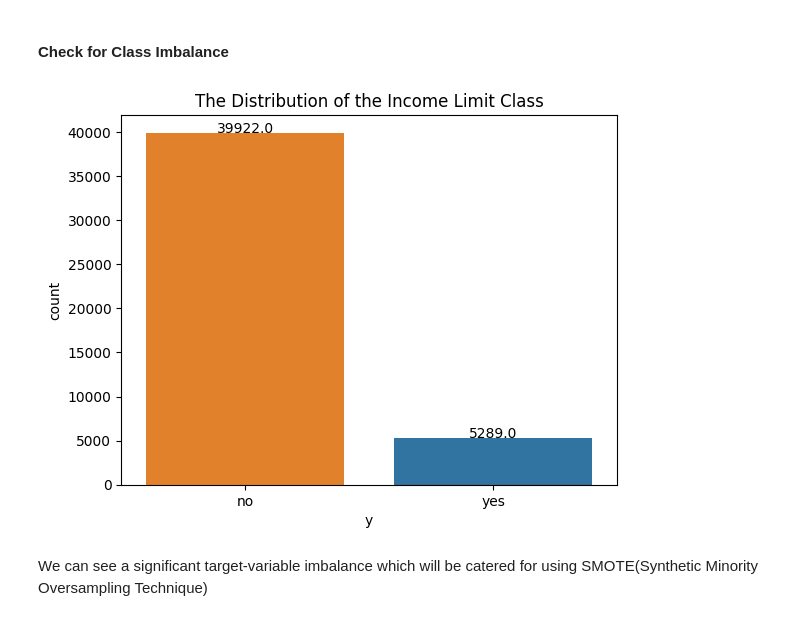
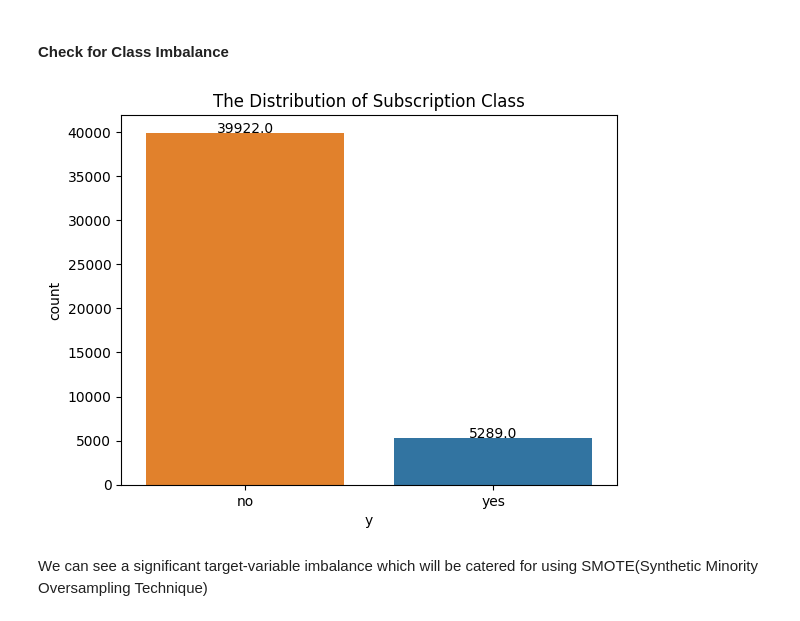
Before and after one commit to adubrightkwartengsnr/Customer_Subscription_Model, a Jupyter notebook: notebooks/customer_subscription.ipynb, the cells around one changed output. Cells and saved outputs as stored; diff of their text form; code cells hidden in the pictures.

```diff
--- a/notebooks/customer_subscription.ipynb
+++ b/notebooks/customer_subscription.ipynb
@@ -737,13 +723,13 @@ We reject the null hypothesis; the number of campaigns does not significantly af
 # %%
 bars = sns.countplot(data=train_df, x="y", palette=custom_palette)
 
 for bar in bars.patches:
     height = bar.get_height()
     bars.text(bar.get_x() + bar.get_width()/ 2, height + 5, height, ha='center')
-plt.title("The Distribution of the Income Limit Class")
+plt.title("The Distribution of Subscription Class")
 plt.show()
 # %% [output]
-[figure, old version]
+[figure, new version]
 # %% [markdown]
 We can see a significant target-variable imbalance which will be catered for using SMOTE(Synthetic Minority Oversampling Technique)
 # %% [markdown]
```
Also changed, not shown: parts of 10 cells of this notebook.
